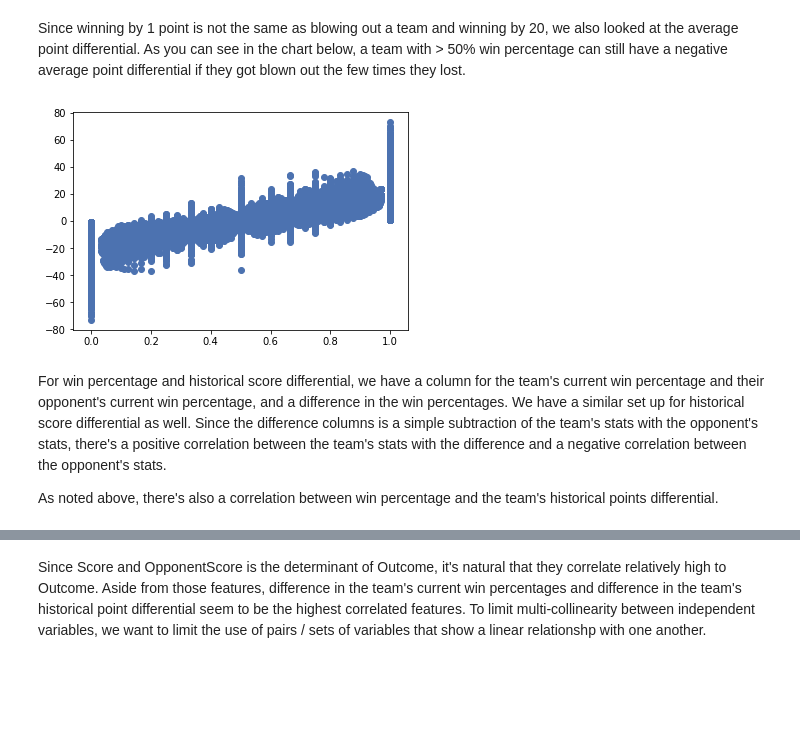
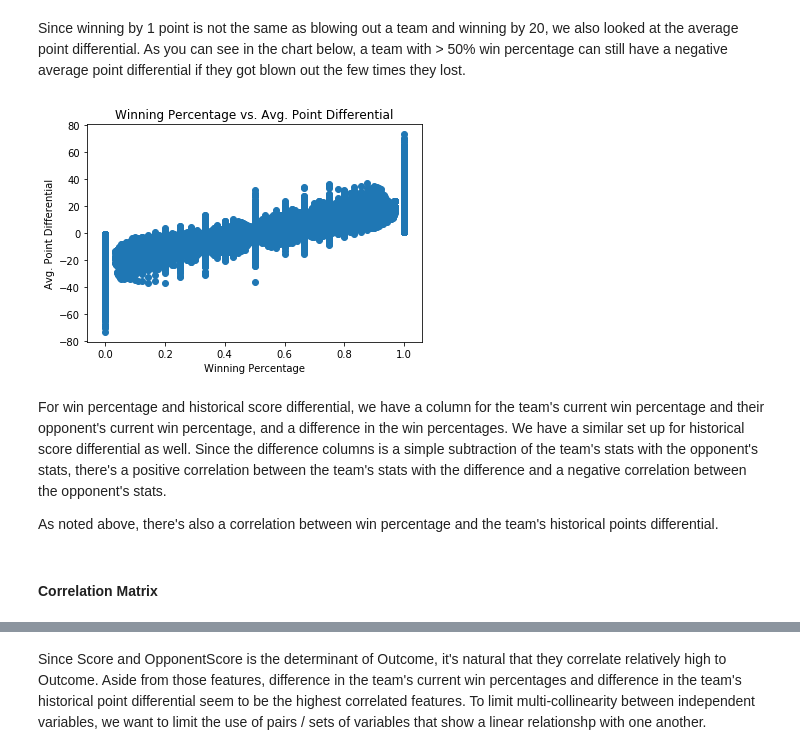
Before and after one commit to elyliu/mids-w207-final_proj-ncaa, a Jupyter notebook: deliverables/00 - EDA.ipynb, the cells around one changed output, grey strips where cells are left out. Cells and saved outputs as stored; diff of their text form; code cells hidden in the pictures; blank space fills up the shorter version.

```diff
--- a/deliverables/00 - EDA.ipynb
+++ b/deliverables/00 - EDA.ipynb
@@ -100,13 +104,19 @@ df.WinPct.hist(bins=25)
 # %% [markdown]
 Since winning by 1 point is not the same as blowing out a team and winning by 20, we also looked at the average point differential.  As you can see in the chart below, a team with > 50% win percentage can still have a negative average point differential if they got blown out the few times they lost.
-# %%
-_ = plt.scatter(df.WinPct,df.AvgNetPointsFor)
-# %% [output]
-[figure, removed]
+# %%
+_ = plt.scatter(df.WinPct,df.AvgNetPointsFor)
+
+graph = plt.title('Winning Percentage vs. Avg. Point Differential')
+graph = plt.xlabel('Winning Percentage')
+graph = plt.ylabel('Avg. Point Differential')
+# %% [output]
+[figure, added]
 # %% [markdown]
 For win percentage and historical score differential, we have a column for the team's current win percentage and their opponent's current win percentage, and a difference in the win percentages.  We have a similar set up for historical score differential as well.  Since the difference columns is a simple subtraction of the team's stats with the opponent's stats, there's a positive correlation between the team's stats with the difference and a negative correlation between the opponent's stats.
 
 As noted above, there's also a correlation between win percentage and the team's historical points differential.
+# %% [markdown]
+#### Correlation Matrix
 # %%
 target = ['Outcome']
 features = ['Score', 'OpponentScore',
```
Also changed, not shown: parts of 34 cells of this notebook, 1 other file.
